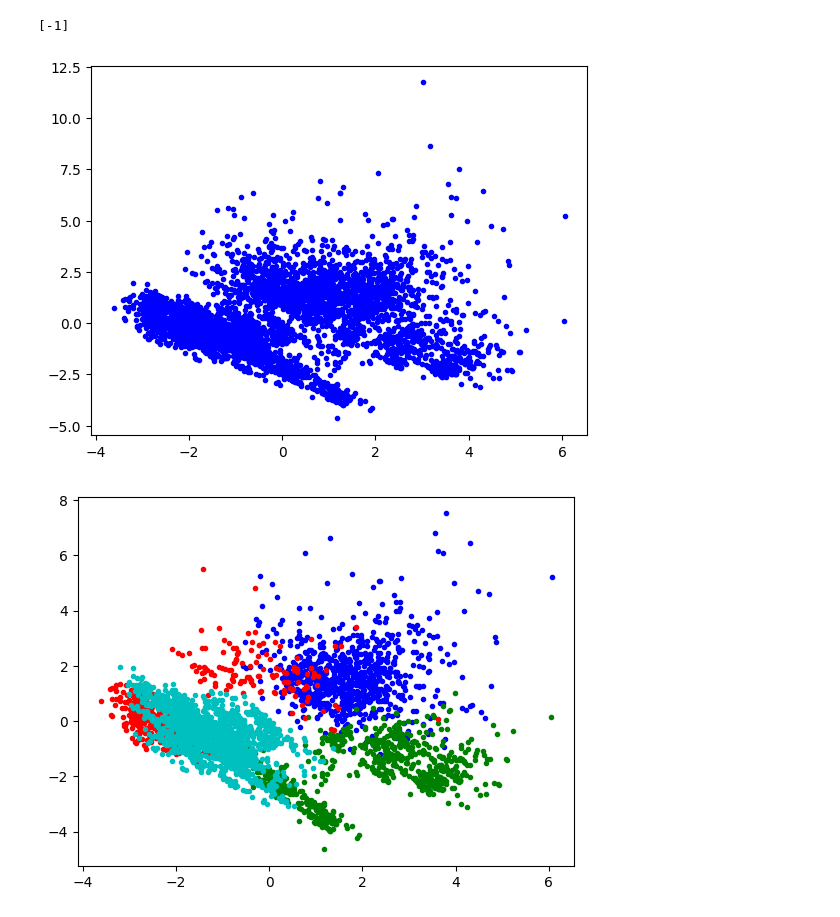
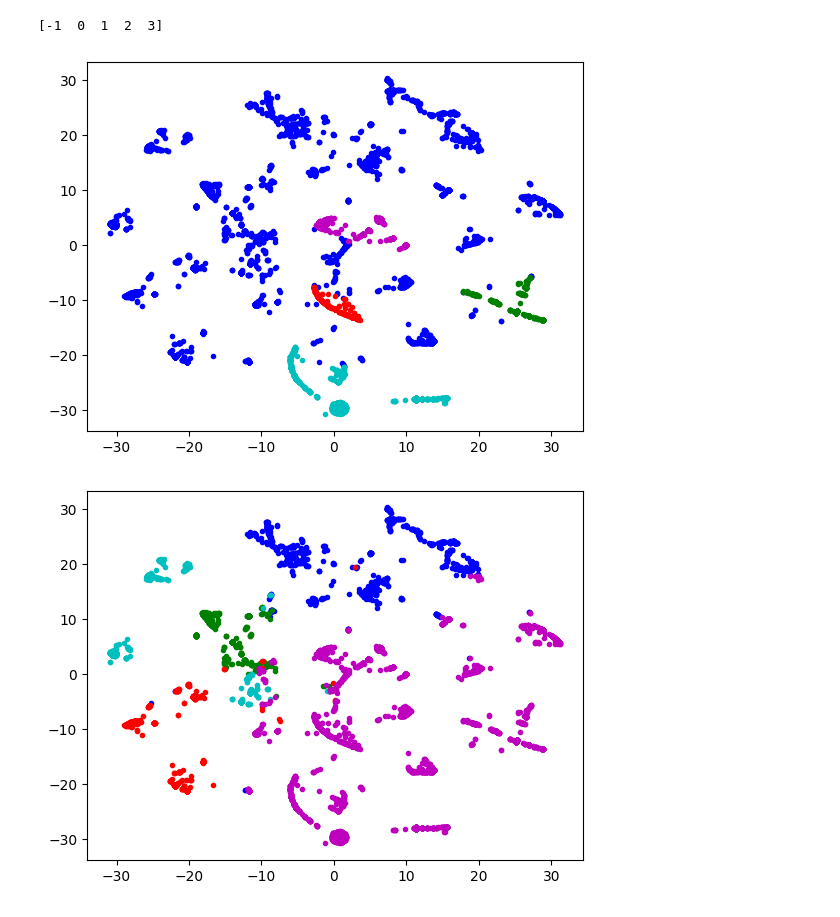
Before and after one commit to RooTBeaM/recommandation_system, a Jupyter notebook: clustering_order.ipynb, the cells around one changed output. Drawn from its saved outputs; the diff is of its cells as text; code cells hidden in the pictures.

Commit message:
fix clustering and tsne

```diff
--- a/clustering_order.ipynb
+++ b/clustering_order.ipynb
@@ -41,7 +42,7 @@ df_cluster.iloc[:,4:]
 # %%
 pca = PCA(n_components=0.9)
 sds = StandardScaler()
-X_sds = sds.fit_transform(df_cluster.iloc[:,4:])
+X_sds = sds.fit_transform(df_clean_cat.iloc[:,1:])
 X_pca = pca.fit_transform(X_sds)
 X_pca.shape
 # %% [output]
@@ -78,0 +77,4 @@ bandwidth = estimate_bandwidth(X_pca, quantile=0.2, n_samples=100)
+# %%
+tsne = TSNE(n_components=2, perplexity=100, n_iter=500)
+X_tsne = tsne.fit_transform(X_pca)
+plt.scatter(X_tsne.T[0], X_tsne.T[1], alpha=0.2, color = "blue")
@@ -99,15 +107,15 @@ colors = cycle("bgrcmykbgrcmykbgrcmykbgrcmyk")
 for k, col in zip(range(n_clusters_), colors):
     my_members = MS_labels == k
     cluster_center = cluster_centers[k]
-    plt.plot(X_pca[my_members, 0], X_pca[my_members, 1], col + ".")
-    plt.plot(
-        cluster_center[0],
-        cluster_center[1],
-        "o",
-        markerfacecolor=col,
-        markeredgecolor="k",
-        markersize=14,
-    )
+    plt.plot(X_tsne[my_members, 0], X_tsne[my_members, 1], col + ".")
+    # plt.plot(
+    #     cluster_center[0],
+    #     cluster_center[1],
+    #     "o",
+    #     markerfacecolor=col,
+    #     markeredgecolor="k",
+    #     markersize=14,
+    # )
 plt.title("Estimated number of clusters: %d" % n_clusters_)
 plt.show()
 # %% [output]
@@ -124,25 +132,26 @@ plt.clf()
 colors = cycle("bgrcmykbgrcmykbgrcmykbgrcmyk")
 for k, col in zip(np.unique(dbscan_result), colors):
     my_members = dbscan_result == k
-    plt.plot(X_pca[my_members, 0], X_pca[my_members, 1], col + ".")
+    plt.plot(X_tsne[my_members, 0], X_tsne[my_members, 1], col + ".")
 # plt.title("Estimated number of clusters: %d" % np.unique(dbscan_result))
 plt.show()
 # %% [output]
-[-1]
+[-1  0  1  2  3]
-[figure, old version]
+[figure, new version]
 # %%
 from sklearn.cluster import KMeans
-clustering = KMeans(n_clusters=5,random_state=1)
+n = 5
+clustering = KMeans(n_clusters=n,random_state=1)
 clustering.fit(X_pca)
 
 plt.figure(1)
 plt.clf()
 MS_labels = clustering.labels_
 colors = cycle("bgrcmykbgrcmykbgrcmykbgrcmyk")
-for k, col in zip(range(4), colors):
+for k, col in zip(range(n), colors):
     my_members = MS_labels == k
-    plt.plot(X_pca[my_members, 0], X_pca[my_members, 1], col + ".")
+    plt.plot(X_tsne[my_members, 0], X_tsne[my_members, 1], col + ".")
 # plt.title("Estimated number of clusters: %d" % np.unique(dbscan_result))
 plt.show()
 # %% [output]
-[figure, old version]
+[figure, new version]
```
Also changed, not shown: parts of 15 cells of this notebook.
